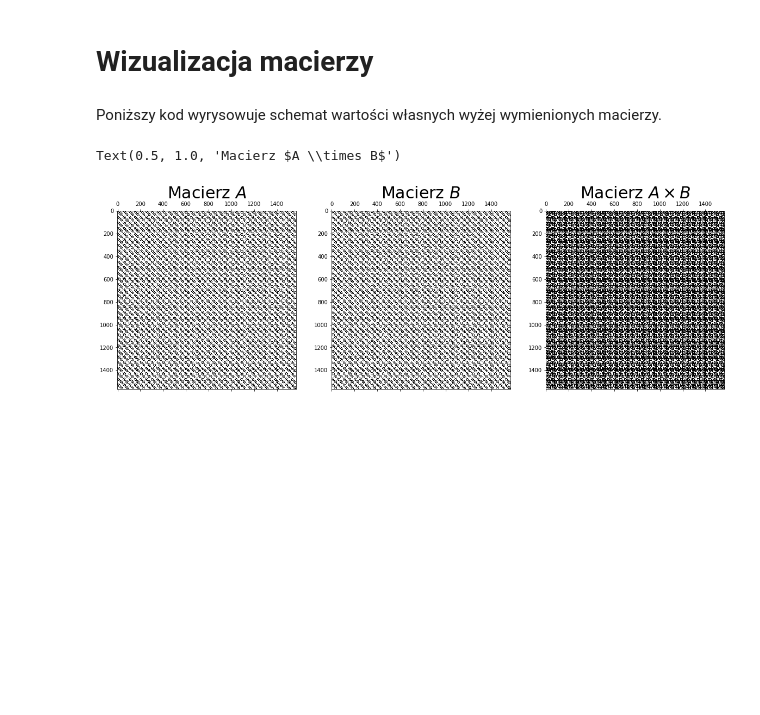
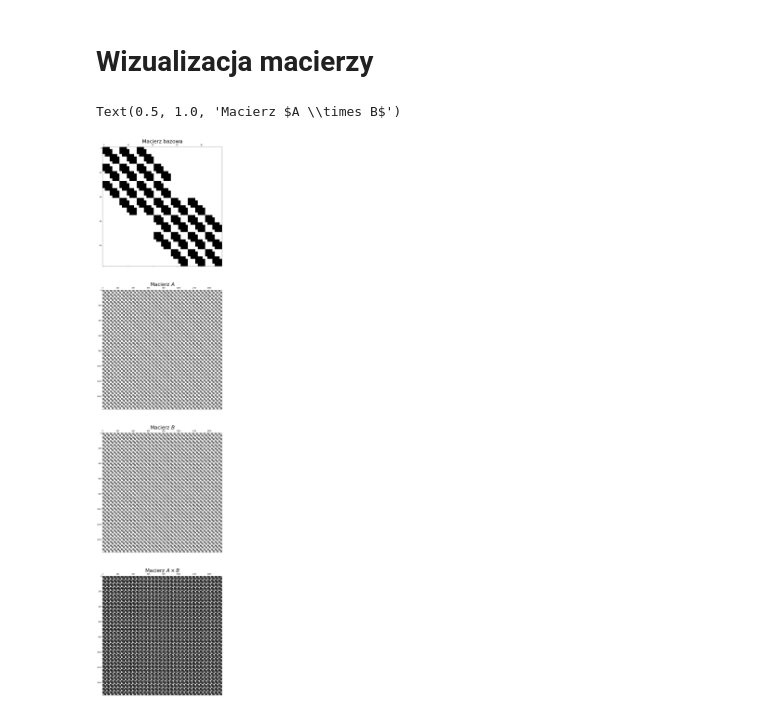
Before and after one commit to anuar2k/AM-2021, a Jupyter notebook: lab01/lab01.ipynb, the cells around one changed output. Saved outputs shown, nothing was run; the diff lists cells and outputs as text; code cells hidden in the pictures; blank space fills up the shorter version.

Commit message:
better plots

```diff
--- a/lab01/lab01.ipynb
+++ b/lab01/lab01.ipynb
@@ -23,29 +15,29 @@ ModuleNotFoundError: No module named 'matplotlib'
 # %%
 def load_base_matrix():
-    return np.genfromtxt('riga49.csv', delimiter=',')
+    return np.genfromtxt('xd.csv', delimiter=',')
+
 
 def generate_matrix(q):
     t = load_base_matrix()
     return np.block([[t] * q] * q)
 # %%
-q = 2 ** 5
+q = 2**5
 A = generate_matrix(q)
 B = A
-_, AxB = calc(A, B, 'pij')
+AxB = A@B
+T = load_base_matrix()
 # %% [markdown]
 # Wizualizacja macierzy
-# %% [markdown]
-Poniższy kod wyrysowuje schemat wartości własnych wyżej wymienionych macierzy.
 # %%
-fig, axs = plt.subplots(4, 1, figsize = (20, 20))
+fig, axs = plt.subplots(4, 1, figsize = (20, 60))
 axs[0].spy(T)
 axs[0].set_title('Macierz bazowa', fontsize=30)
 axs[1].spy(A)
 axs[1].set_title('Macierz $A$', fontsize=30)
 axs[2].spy(B)
 axs[2].set_title('Macierz $B$', fontsize=30)
 axs[3].spy(AxB)
 axs[3].set_title('Macierz $A \\times B$', fontsize=30)
 # %% [output]
 Text(0.5, 1.0, 'Macierz $A \\times B$')
-[figure, old version]
+[figure, new version]
```
Also changed, not shown: parts of 26 cells of this notebook.
